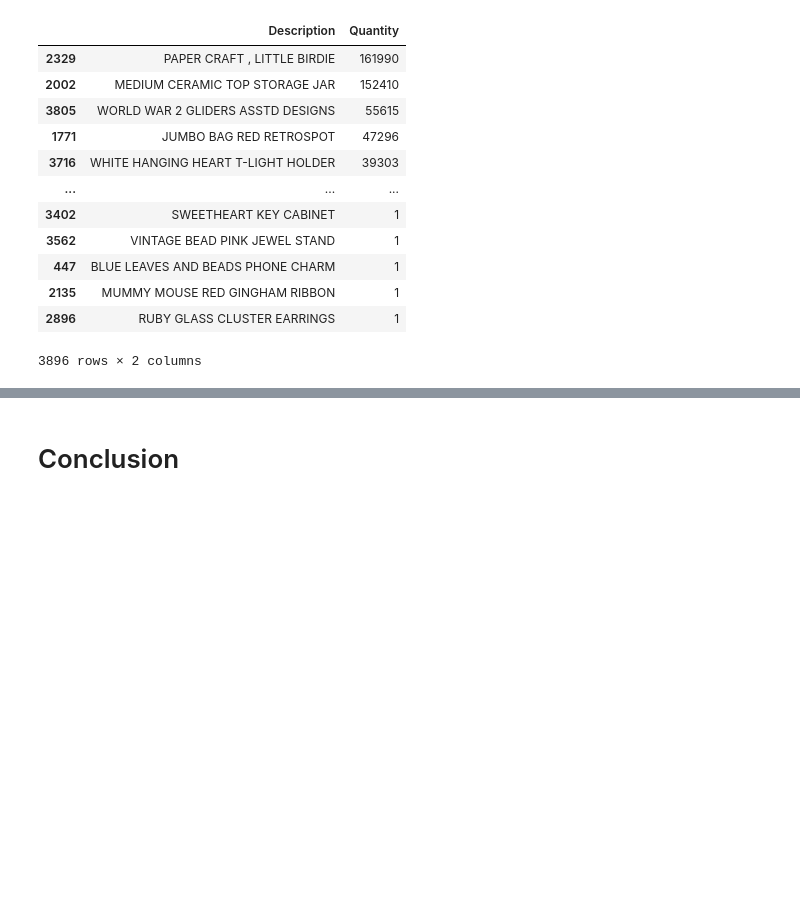
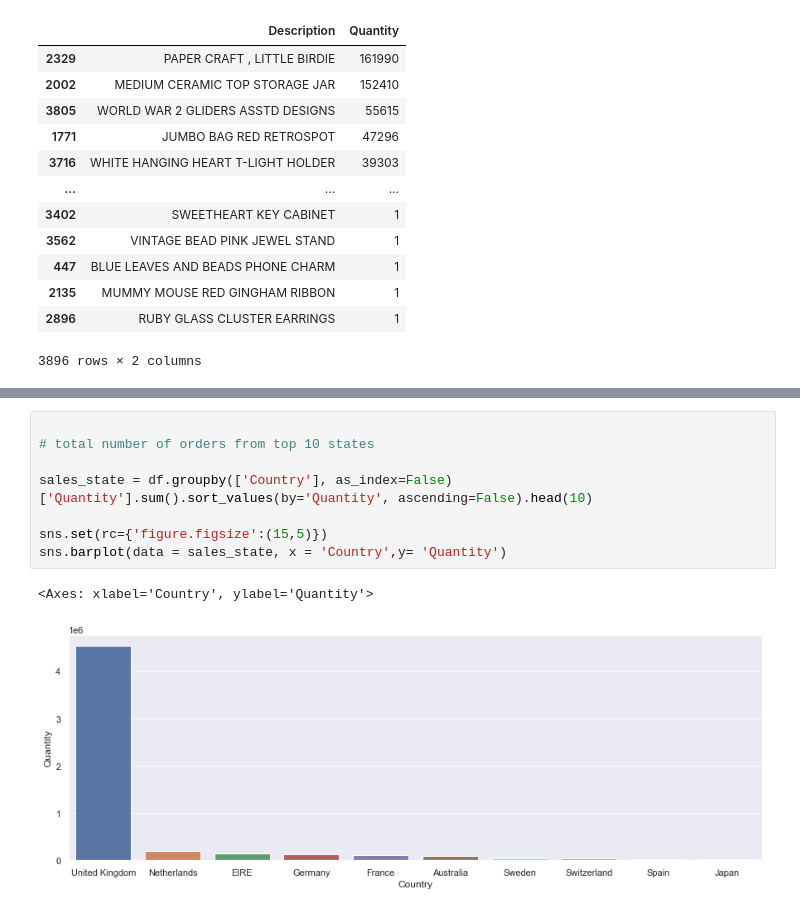
Before and after one commit to Nimi5ha/Retail_Analytics, a Jupyter notebook: Retail_Analysis.ipynb, the cells around one changed output, grey strips where cells are left out. Saved outputs shown, nothing was run; the diff lists cells and outputs as text; blank space fills up the shorter version.

```diff
--- a/Retail_Analysis.ipynb
+++ b/Retail_Analysis.ipynb
@@ -281,5 +301,14 @@ sns.barplot(data = sales_state, x = 'Country',y= 'Quantity')
 # %% [output]
 <Axes: xlabel='Country', ylabel='Quantity'>
 [figure]
-# %% [markdown]
-# Conclusion
+# %%
+
+# total number of orders from top 10 states
+
+sales_state = df.groupby(['Country'], as_index=False)['Quantity'].sum().sort_values(by='Quantity', ascending=False).head(10)
+
+sns.set(rc={'figure.figsize':(15,5)})
+sns.barplot(data = sales_state, x = 'Country',y= 'Quantity')
+# %% [output]
+<Axes: xlabel='Country', ylabel='Quantity'>
+[figure, added]
```
Also changed, not shown: parts of 49 cells of this notebook.
